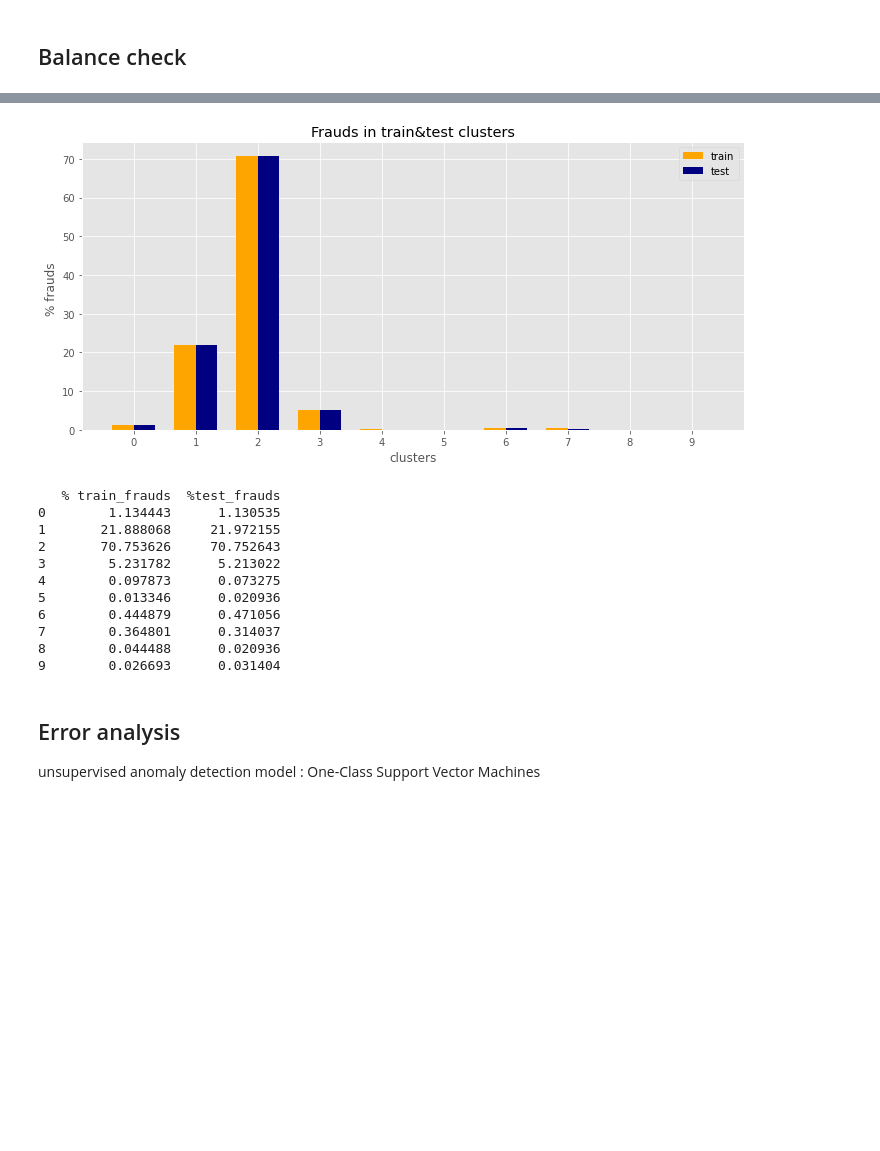
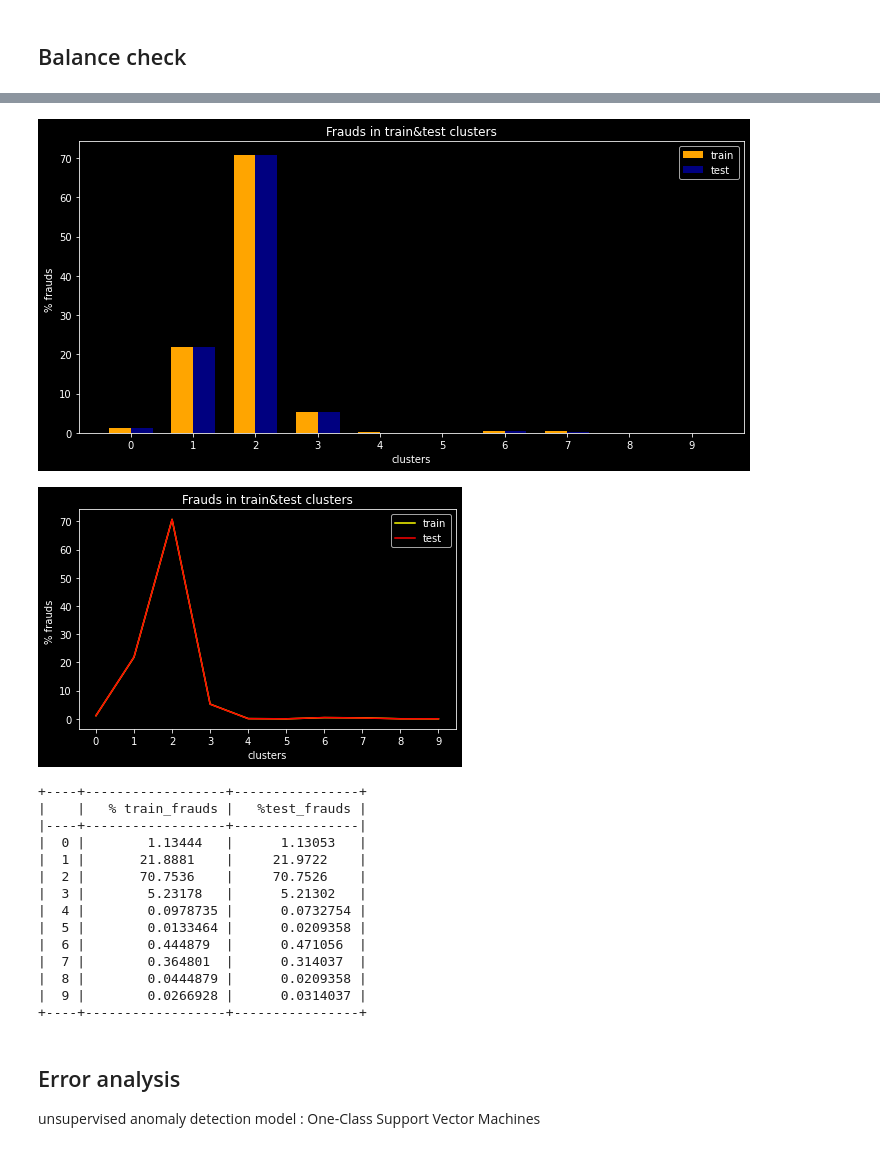
Before and after one commit to navid-finra/finra2, a Jupyter notebook: imp/finra.ipynb, the cells around one changed output, grey strips where cells are left out. Saved outputs shown, nothing was run; the diff lists cells and outputs as text; code cells hidden in the pictures; blank space fills up the shorter version.

```diff
--- a/imp/finra.ipynb
+++ b/imp/finra.ipynb
@@ -78,0 +97,29 @@ plt.show()
+# %%
+def pearson_correlation():
+    for i in range(len(df2.columns)):
+        for j in range (i+1,len(df2.columns)):
+            crr1 = df2[df2.columns[i]].tolist()
+            crr2 = df2[df2.columns[j]].tolist()
+            corr, _ = pearsonr(crr1, crr2)
+            corr = abs(corr)
+            if corr>=0.8:
+                yield df2.columns[i]
+                yield df2.columns[j]
+                yield corr
+
+high_correlation = []
+for x in pearson_correlation():
+    high_correlation.append(x)
+feature_1 = []
+feature_2 = []
+correlation_coefficient = []
+for i in range(int(len(high_correlation)/3)):
+    feature_1.append(high_correlation[i*3])
+    feature_2.append(high_correlation[i*3+1])
+    correlation_coefficient.append(high_correlation[i*3+2])
+prs_corr = pd.DataFrame({'feature 1' : feature_1 , 'feature 2' : feature_2 ,
+                         'pearson correlation coefficient' : correlation_coefficient})
+prs_corr = prs_corr.sort_values(by=['pearson correlation coefficient'], ascending=False)
+print("\n")
+print("---------------------------------------- Pearson correlation ----------------------------------------")
+print(tabulate(prs_corr, headers = 'keys', tablefmt = 'psql'))
@@ -106,45 +176,63 @@ print(pd.DataFrame({'train' : train_per, 'test' : test_per}))
 # %%
 x_all = pd.concat([x_train, x_test], axis=0).reset_index(drop = True)
 cluster = 10
 data = np.array(x_all).reshape(-1, x_all.shape[1])
 km = KMeans(n_clusters = 10, init = 'k-means++', max_iter = 300, n_init = 10, random_state = 42)
 x_all['cluster_group'] = km.fit_predict(data).tolist()
 train_df['cluster_group'] = x_all['cluster_group'][:len(x_train)].reset_index(drop = True)
 test_df['cluster_group'] = x_all['cluster_group'][len(x_train):].reset_index(drop = True)
 train_fraud = []
 test_fraud = []
 for i in range(cluster):
     df_1 = train_df[train_df['cluster_group']==i]
     train_fraud.append(100*sum(df_1.target)/sum(train_df.target))
 for i in range(cluster):
     df_1 = test_df[test_df['cluster_group']==i]
     test_fraud.append(100*sum(df_1.target)/sum(test_df.target))
 fig, ax = plt.subplots(figsize = (10, 5))
 index = np.arange(10)
 bar_width = 0.35
 rects1 = plt.bar(index, train_fraud, bar_width, color='orange', label='train')
 rects2 = plt.bar(index + bar_width, test_fraud, bar_width, color='navy',label='test')
 plt.xlabel('clusters')
 plt.ylabel('% frauds ')
 plt.title('Frauds in train&test clusters')
 plt.xticks(index + 0.5*bar_width, ('0', '1', '2', '3', '4', '5', '6', '7', '8', '9'))
 plt.legend()
 plt.tight_layout()
 plt.show()
-print(pd.DataFrame({'% train_frauds' : train_fraud, '%test_frauds' : test_fraud}))
+plt.clf()
+print("\n")
+plt.plot(index, train_fraud, color = "yellow", label='train')
+plt.plot(index, test_fraud, color = "red", label='test')
+plt.xlabel('clusters')
+plt.ylabel('% frauds ')
+plt.title('Frauds in train&test clusters')
+plt.xticks(index , ('0', '1', '2', '3', '4', '5', '6', '7', '8', '9'))
+plt.legend()
+plt.tight_layout()
+plt.show()
+
+tr_ts_df2 = pd.DataFrame({'% train_frauds' : train_fraud, '%test_frauds' : test_fraud})
+print("\n")
+print(tabulate(tr_ts_df2, headers = 'keys', tablefmt = 'psql'))
 # %% [output]
-[figure, old version]
+[figure, new version]
+[figure, added]
-   % train_frauds  %test_frauds
-0        1.134443      1.130535
-1       21.888068     21.972155
-2       70.753626     70.752643
-3        5.231782      5.213022
-4        0.097873      0.073275
-5        0.013346      0.020936
-6        0.444879      0.471056
-7        0.364801      0.314037
-8        0.044488      0.020936
-9        0.026693      0.031404
++----+------------------+----------------+
+|    |   % train_frauds |   %test_frauds |
+|----+------------------+----------------|
+|  0 |        1.13444   |      1.13053   |
+|  1 |       21.8881    |     21.9722    |
+|  2 |       70.7536    |     70.7526    |
+|  3 |        5.23178   |      5.21302   |
+|  4 |        0.0978735 |      0.0732754 |
+|  5 |        0.0133464 |      0.0209358 |
+|  6 |        0.444879  |      0.471056  |
+|  7 |        0.364801  |      0.314037  |
+|  8 |        0.0444879 |      0.0209358 |
+|  9 |        0.0266928 |      0.0314037 |
++----+------------------+----------------+
 # %% [markdown]
 ## Error analysis
 
```
Also changed, not shown: parts of 14 cells of this notebook.
